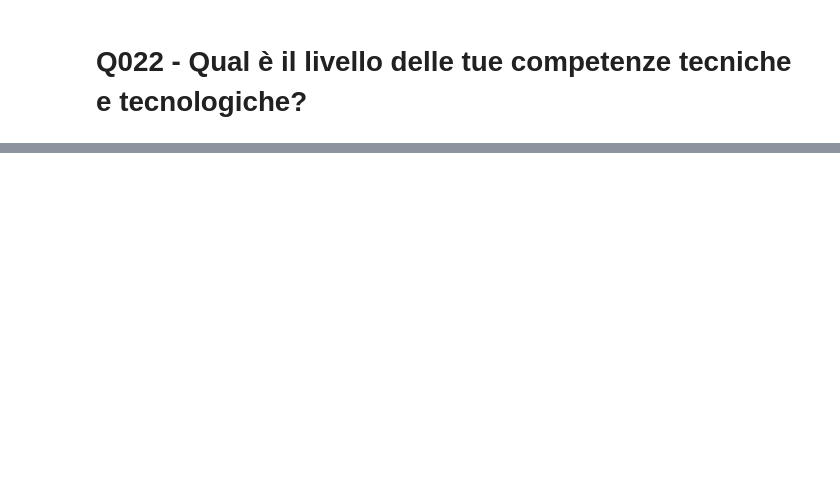
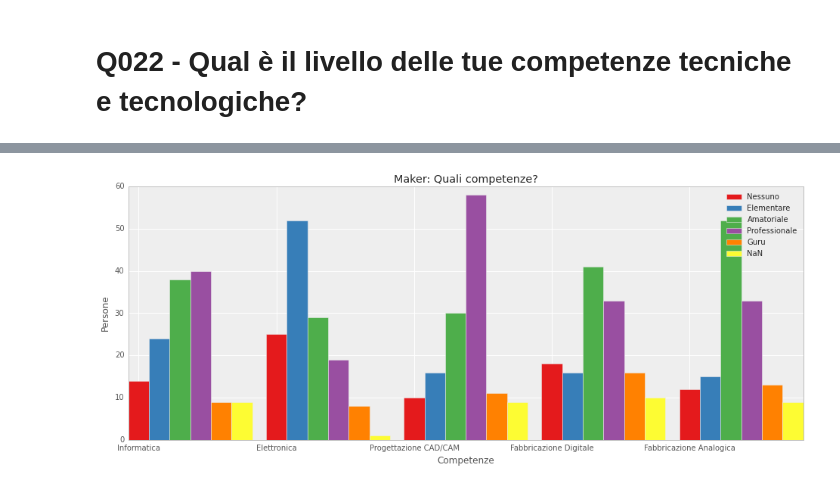
Before and after one commit to openp2pdesign/Makers-Inquiry---Analysis, a Jupyter notebook: Q022.ipynb, the cells around one changed output, grey strips where cells are left out. Drawn from its saved outputs; the diff is of its cells as text; code cells hidden in the pictures; blank space fills up the shorter version.

Commit message:
Add NaN value to Q022

```diff
--- a/Q022.ipynb
+++ b/Q022.ipynb
@@ -52,0 +55,18 @@ skills
+# %%
+# Gather data
+skills_b = {}
+for k,i in enumerate(skills_columns):
+    skills_b[k] = skills[i].value_counts(dropna=False)
+    print "Data:",skills_options[k]
+    print skills_b[k]
+    print
+    print "Data %:",skills_options[k]
+    print skills[i].value_counts(normalize=True,dropna=False)*100
+    print
+
+nessuno = []
+elementare = []
+amatoriale = []
+professionale = []
+guru = []
+nanvalue = []
@@ -132,0 +151,21 @@ dtype: float64
+# %%
+# Plot the data
+plt.figure(figsize=(16,6))
+plt.xlabel('Competenze')
+plt.ylabel('Persone')
+plt.title('Maker: Quali competenze?')
+plt.xticks(range(len(skills_options)+1),skills_options,rotation=0)
+ind = np.arange(len(skills_columns))   # the x locations for the groups
+width = 0.15                              # the width of the bars
+
+my_colors = seaborn.color_palette("Set1", 6) # Set color palette
+rect1 = plt.bar(ind,nessuno,width,color=my_colors[0],align='center') # Plot Nessuno
+rect2 = plt.bar(ind+width,elementare,width,color=my_colors[1],align='center') # Plot Elementare
+rect3 = plt.bar(ind+width*2,amatoriale,width,color=my_colors[2],align='center') # Plot Amatoriale
+rect4 = plt.bar(ind+width*3,professionale,width,color=my_colors[3],align='center') # Plot Professionale
+rect5 = plt.bar(ind+width*4,guru,width,color=my_colors[4],align='center') # Plot Guru
+rect6 = plt.bar(ind+width*5,nanvalue,width,color=my_colors[5],align='center') # Plot NaN
+plt.legend( (rect1, rect2, rect3, rect4, rect5, rect6), ('Nessuno', 'Elementare', 'Amatoriale', 'Professionale', 'Guru', 'NaN') )
+plt.savefig("pdf/Q022-MakerQualiCompetenze.pdf")
+# %% [output]
+[figure, added]
```
Also changed, not shown: parts of 5 cells of this notebook.
